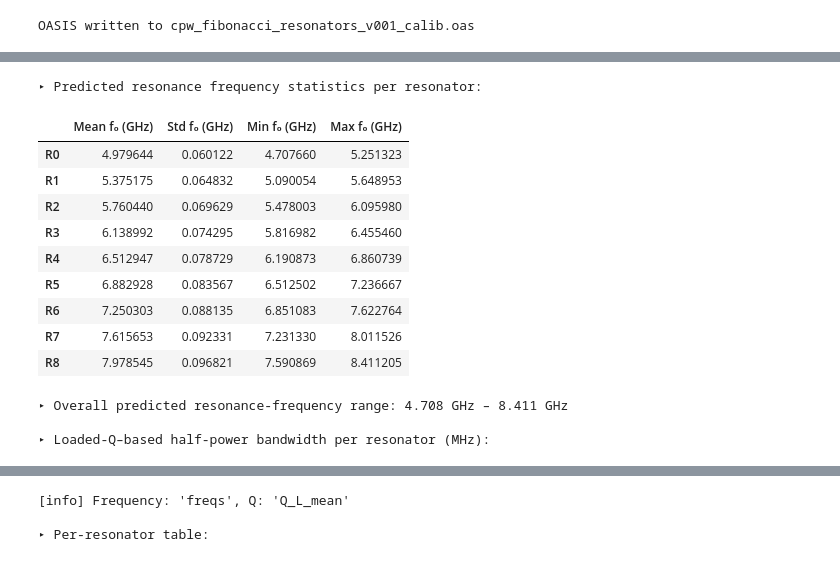
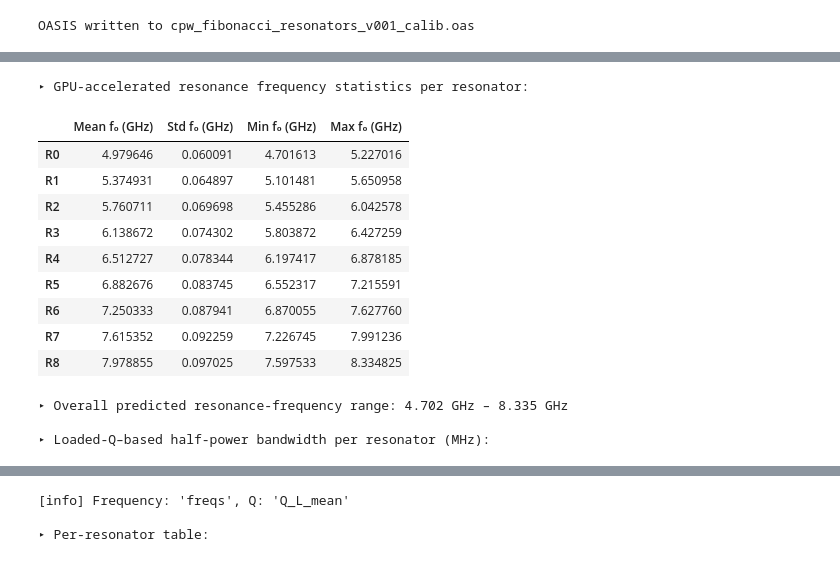
Before and after one commit to OJB-Quantum/Monte-Carlo-Sim, a Jupyter notebook: Monte_Carlo_Sim_Fib_Fractal_Res_S21.ipynb, the cells around one changed output, grey strips where cells are left out. Drawn from its saved outputs; the diff is of its cells as text; code cells hidden in the pictures.

```diff
--- a/Monte_Carlo_Sim_Fib_Fractal_Res_S21.ipynb
+++ b/Monte_Carlo_Sim_Fib_Fractal_Res_S21.ipynb
@@ -290,75 +315,87 @@ except NameError:
 # %%
-# 4) GPU-Accelerated Resonance Frequency Prediction via Monte Carlo with CuPy
-# — install CuPy for CUDA 11.x on Colab if you haven’t already:
-#     !pip install cupy-cuda11x
+# 5) GPU-Accelerated Resonance Frequency Prediction via Monte Carlo with CuPy
 
 import cupy as cp
 import numpy as np
 import pandas as pd
 from IPython.display import display
 
-# — make sure f0 is a CuPy array on the GPU —
-f0_cp = f0 if isinstance(f0, cp.ndarray) else cp.asarray(f0)
+# ── 0) Ensure your Monte Carlo parameters exist: ────────────────────────────
+# f0_center: array-like of center freqs [Hz] (length = n_resonators)
+# f0_sigma : scalar or array-like of stddevs [Hz] (broadcastable to f0_center)
+# n_trials, n_resonators: ints
+# If needed, derive them from a prior f0 array:
+if 'f0_center' not in globals() or 'f0_sigma' not in globals() or 'n_trials' not in globals():
+    raise NameError("Define f0_center, f0_sigma, n_trials, and n_resonators before running this cell.")
 
-# — compute per-resonator statistics on GPU (Hz) —
+# ── 1) Draw a fresh GPU-based ensemble ─────────────────────────────────────
+# loc and scale will broadcast across the requested size
+f0_cp = cp.random.normal(
+    loc   = cp.asarray(f0_center),
+    scale = cp.asarray(f0_sigma),
+    size  = (n_trials, n_resonators)
+)
+
+# ── 2) Compute per-resonator statistics on GPU (Hz) ─────────────────────────
 mean_f0_cp = cp.mean(f0_cp, axis=0)
 std_f0_cp  = cp.std( f0_cp, axis=0)
 min_f0_cp  = cp.min( f0_cp, axis=0)
 max_f0_cp  = cp.max( f0_cp, axis=0)
 
-# — convert to GHz on GPU —
+# ── 3) Convert stats to GHz on GPU ─────────────────────────────────────────
 mean_GHz_cp = mean_f0_cp / 1e9
 std_GHz_cp  = std_f0_cp  / 1e9
 min_GHz_cp  = min_f0_cp  / 1e9
 max_GHz_cp  = max_f0_cp  / 1e9
 
-# — bring just the stats you need back to host for pandas —
+# ── 4) Transfer stats to host for pandas ──────────────────────────────────
 mean_GHz = cp.asnumpy(mean_GHz_cp)
 std_GHz  = cp.asnumpy(std_GHz_cp )
 min_GHz  = cp.asnumpy(min_GHz_cp )
 max_GHz  = cp.asnumpy(max_GHz_cp )
 
-# — build the DataFrame —
-resonator_labels = [f"R{n}" for n in range(len(mean_GHz))]
+# ── 5) Build DataFrame & display ─────────────────────────────────────────
+labels   = [f"R{i}" for i in range(len(mean_GHz))]
 stats_df = pd.DataFrame({
     "Mean f₀ (GHz)": mean_GHz,
     "Std  f₀ (GHz)": std_GHz,
     "Min  f₀ (GHz)": min_GHz,
     "Max  f₀ (GHz)": max_GHz,
-}, index=resonator_labels)
+}, index=labels)
 
-print("▸ Predicted resonance frequency statistics per resonator:")
+print("▸ GPU-accelerated resonance frequency statistics per resonator:")
 display(stats_df)
 
-# — overall predicted range —
+# ── 6) Overall predicted range ─────────────────────────────────────────────
 overall_min = min_GHz.min()
 overall_max = max_GHz.max()
-print(f"\n▸ Overall predicted resonance-frequency range: "
-      f"{overall_min:.3f} GHz – {overall_max:.3f} GHz")
+print(
+    f"\n▸ Overall predicted resonance-frequency range: "
+    f"{overall_min:.3f} GHz – {overall_max:.3f} GHz"
+)
 
-# — if loaded-Q (Q_L) is defined, compute half-power bandwidth —
+# ── 7) If loaded-Q (Q_L) exists, compute half-power bandwidth ──────────────
 if "Q_L" in globals():
-    QL_cp = Q_L if isinstance(Q_L, cp.ndarray) else cp.asarray(Q_L)
+    QL_cp     = cp.asarray(Q_L)
     bw_Hz_cp  = mean_f0_cp / QL_cp
-    bw_MHz_cp = bw_Hz_cp / 1e6
-    bw_MHz    = cp.asnumpy(bw_MHz_cp)
+    bw_MHz    = cp.asnumpy(bw_Hz_cp / 1e6)
 
     stats_df["BW (MHz)"] = bw_MHz
     print("\n▸ Loaded-Q–based half-power bandwidth per resonator (MHz):")
     display(stats_df[["BW (MHz)"]])
 # %% [output]
-▸ Predicted resonance frequency statistics per resonator:
+▸ GPU-accelerated resonance frequency statistics per resonator:
 |  | Mean f₀ (GHz) | Std f₀ (GHz) | Min f₀ (GHz) | Max f₀ (GHz) |
-| R0 | 4.979644 | 0.060122 | 4.707660 | 5.251323 |
-| R1 | 5.375175 | 0.064832 | 5.090054 | 5.648953 |
-| R2 | 5.760440 | 0.069629 | 5.478003 | 6.095980 |
-| R3 | 6.138992 | 0.074295 | 5.816982 | 6.455460 |
-| R4 | 6.512947 | 0.078729 | 6.190873 | 6.860739 |
-| R5 | 6.882928 | 0.083567 | 6.512502 | 7.236667 |
-| R6 | 7.250303 | 0.088135 | 6.851083 | 7.622764 |
-| R7 | 7.615653 | 0.092331 | 7.231330 | 8.011526 |
-| R8 | 7.978545 | 0.096821 | 7.590869 | 8.411205 |
+| R0 | 4.979646 | 0.060091 | 4.701613 | 5.227016 |
+| R1 | 5.374931 | 0.064897 | 5.101481 | 5.650958 |
+| R2 | 5.760711 | 0.069698 | 5.455286 | 6.042578 |
+| R3 | 6.138672 | 0.074302 | 5.803872 | 6.427259 |
+| R4 | 6.512727 | 0.078344 | 6.197417 | 6.878185 |
+| R5 | 6.882676 | 0.083745 | 6.552317 | 7.215591 |
+| R6 | 7.250333 | 0.087941 | 6.870055 | 7.627760 |
+| R7 | 7.615352 | 0.092259 | 7.226745 | 7.991236 |
+| R8 | 7.978855 | 0.097025 | 7.597533 | 8.334825 |
-▸ Overall predicted resonance-frequency range: 4.708 GHz – 8.411 GHz
+▸ Overall predicted resonance-frequency range: 4.702 GHz – 8.335 GHz
 
 ▸ Loaded-Q–based half-power bandwidth per resonator (MHz):
 |  | BW (MHz) |
```
Also changed, not shown: parts of 5 cells of this notebook.
